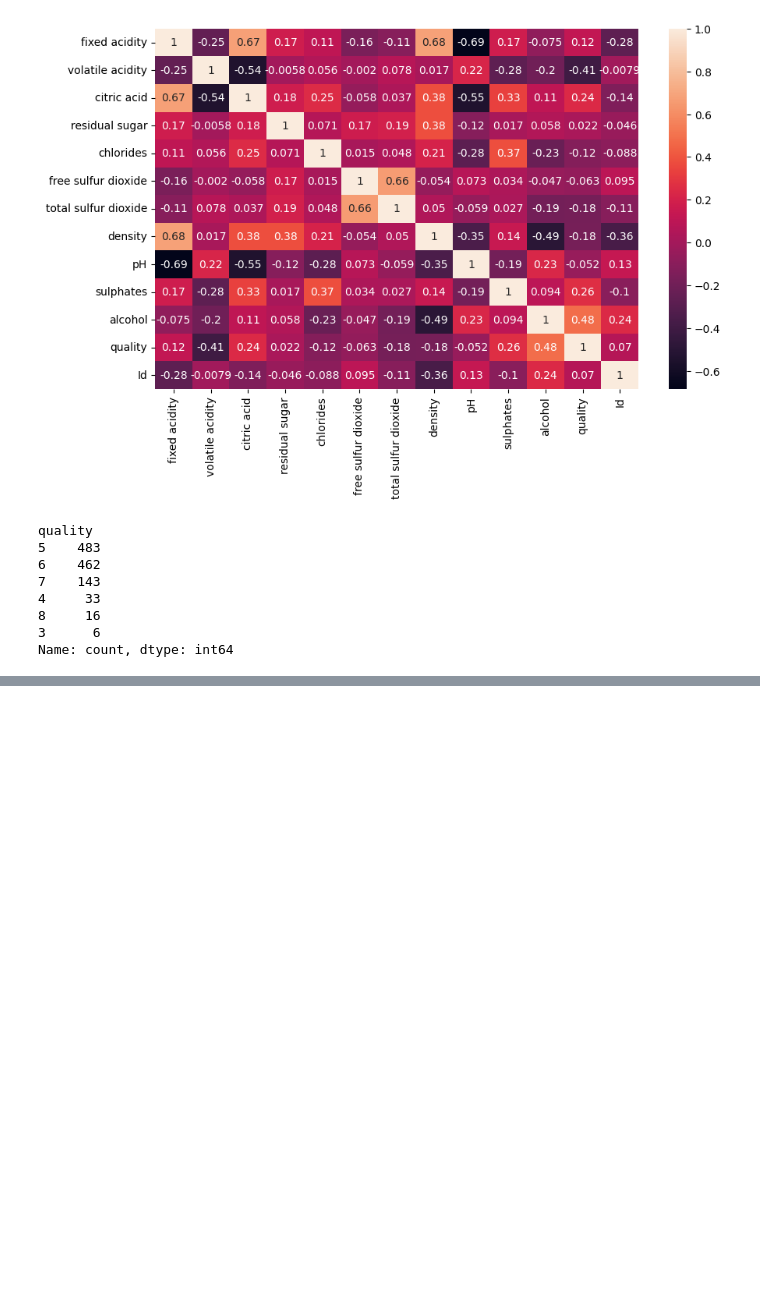
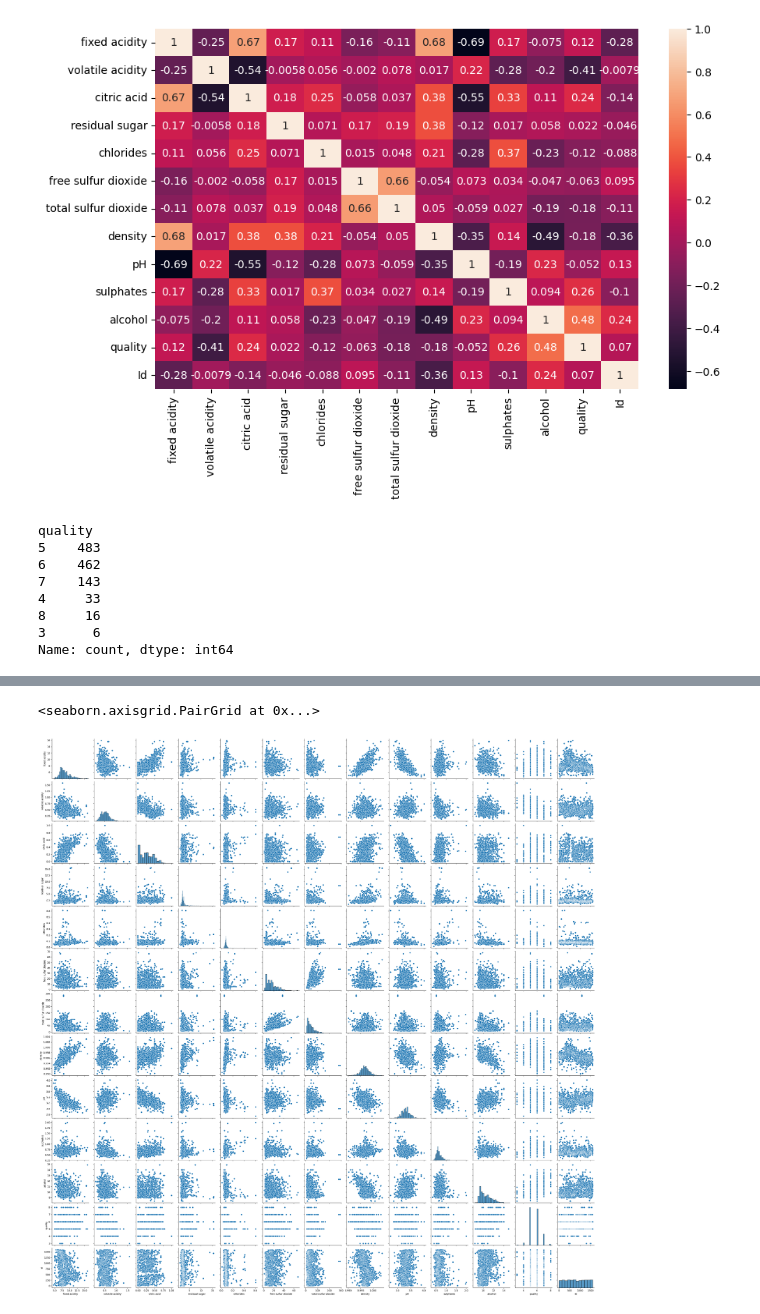
Before and after one commit to amarnath2706/Machine-Learning, a Jupyter notebook: EDA and Feature Engineering/EDA_wine.ipynb, the cells around one changed output, grey strips where cells are left out. Drawn from its saved outputs; the diff is of its cells as text; code cells hidden in the pictures; blank space fills up the shorter version.

```diff
--- a/EDA and Feature Engineering/EDA_wine.ipynb
+++ b/EDA and Feature Engineering/EDA_wine.ipynb
@@ -174,0 +195,6 @@ Name: count, dtype: int64
+# %%
+#univariate, bivariate analysis and multivariate analysis
+sns.pairplot(df)
+# %% [output]
+<seaborn.axisgrid.PairGrid at 0x...>
+[figure, added]
```
Also changed, not shown: parts of 5 cells of this notebook.
